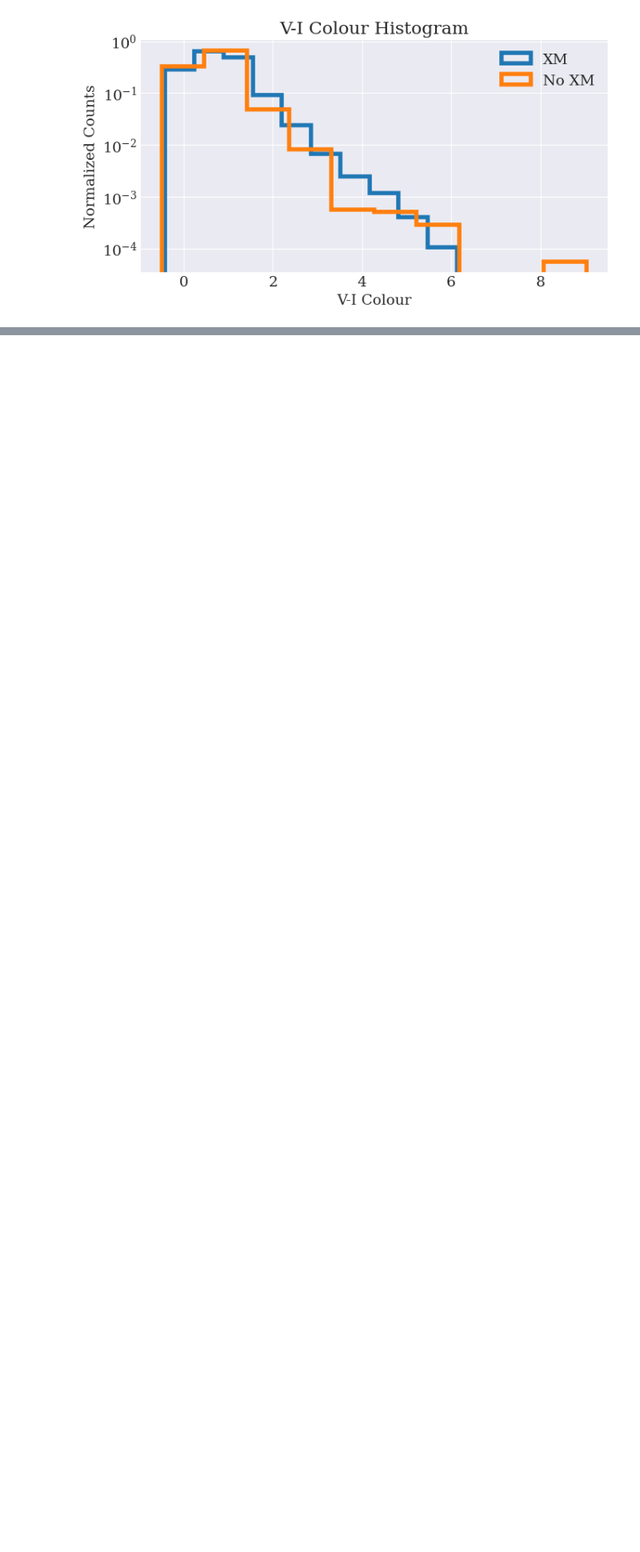
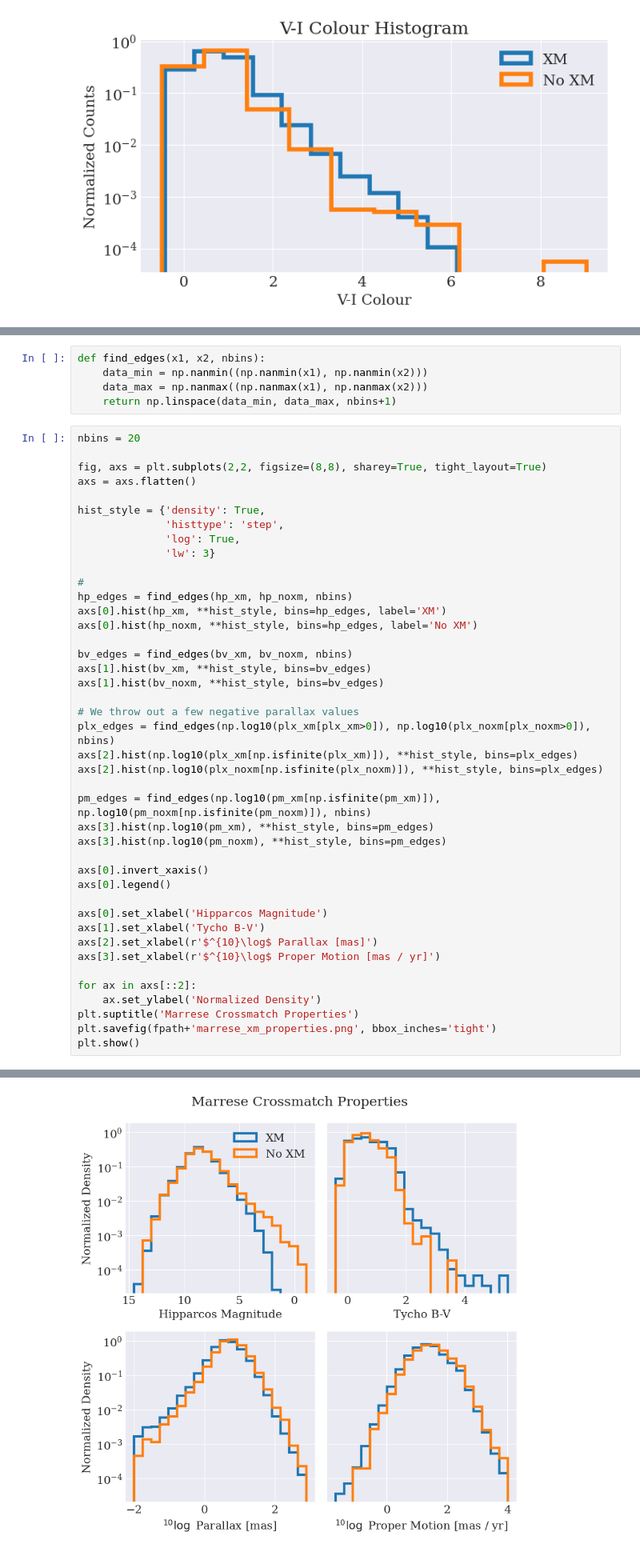
Before and after one commit to RenVit318/masterproject, a Jupyter notebook: src/notebooks/IDA_XM_Hipp_Marrese19.ipynb, the cells around one changed output, grey strips where cells are left out. Shown at 80% size. Cells and saved outputs as stored; diff of their text form; blank space fills up the shorter version.

Commit message:
Report Figure Making

```diff
--- a/src/notebooks/IDA_XM_Hipp_Marrese19.ipynb
+++ b/src/notebooks/IDA_XM_Hipp_Marrese19.ipynb
@@ -187,0 +192,48 @@ plt.show()
+# %%
+def find_edges(x1, x2, nbins):
+    data_min = np.nanmin((np.nanmin(x1), np.nanmin(x2)))
+    data_max = np.nanmax((np.nanmax(x1), np.nanmax(x2)))
+    return np.linspace(data_min, data_max, nbins+1)
+# %%
+nbins = 20
+
+fig, axs = plt.subplots(2,2, figsize=(8,8), sharey=True, tight_layout=True)
+axs = axs.flatten()
+
+hist_style = {'density': True,
+              'histtype': 'step',
+              'log': True,
+              'lw': 3}
+
+#
+hp_edges = find_edges(hp_xm, hp_noxm, nbins)
+axs[0].hist(hp_xm, **hist_style, bins=hp_edges, label='XM')
+axs[0].hist(hp_noxm, **hist_style, bins=hp_edges, label='No XM')
+
+bv_edges = find_edges(bv_xm, bv_noxm, nbins)
+axs[1].hist(bv_xm, **hist_style, bins=bv_edges)
+axs[1].hist(bv_noxm, **hist_style, bins=bv_edges)
+
+# We throw out a few negative parallax values
+plx_edges = find_edges(np.log10(plx_xm[plx_xm>0]), np.log10(plx_noxm[plx_noxm>0]), nbins)
+axs[2].hist(np.log10(plx_xm[np.isfinite(plx_xm)]), **hist_style, bins=plx_edges)
+axs[2].hist(np.log10(plx_noxm[np.isfinite(plx_noxm)]), **hist_style, bins=plx_edges)
+
+pm_edges = find_edges(np.log10(pm_xm[np.isfinite(pm_xm)]), np.log10(pm_noxm[np.isfinite(pm_noxm)]), nbins)
+axs[3].hist(np.log10(pm_xm), **hist_style, bins=pm_edges)
+axs[3].hist(np.log10(pm_noxm), **hist_style, bins=pm_edges)
+
+axs[0].invert_xaxis()
+axs[0].legend()
+
+axs[0].set_xlabel('Hipparcos Magnitude')
+axs[1].set_xlabel('Tycho B-V')
+axs[2].set_xlabel(r'$^{10}\log$ Parallax [mas]')
+axs[3].set_xlabel(r'$^{10}\log$ Proper Motion [mas / yr]')
+
+for ax in axs[::2]:
+    ax.set_ylabel('Normalized Density')
+plt.suptitle('Marrese Crossmatch Properties')
+plt.savefig(fpath+'marrese_xm_properties.png', bbox_inches='tight')
+plt.show()
+# %% [output]
@@ -187,0 +244 @@ plt.show()
+[figure, added]
```
Also changed, not shown: parts of 2 cells of this notebook, 1 other file.
